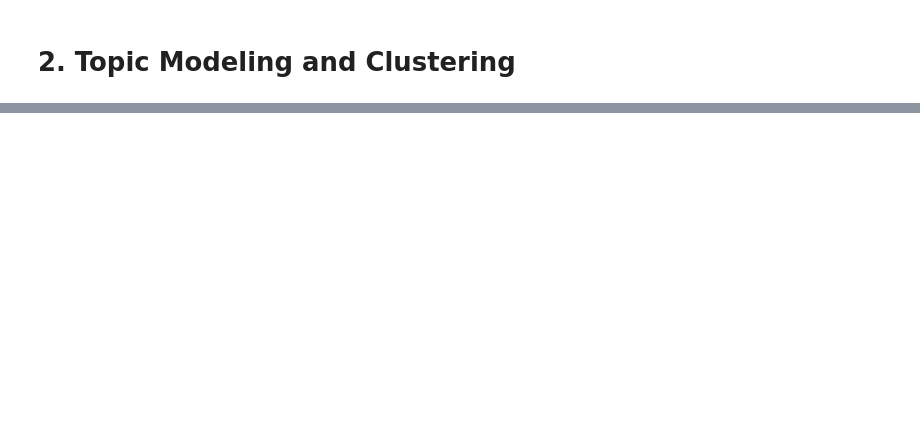
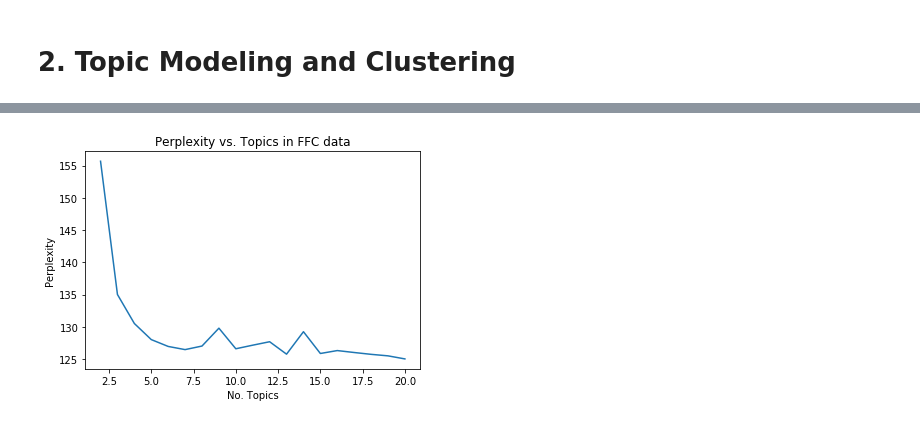
Before and after one commit to ofrik/NLP-HW2, a Jupyter notebook: Untitled.ipynb, the cells around one changed output, grey strips where cells are left out. Saved outputs shown, nothing was run; the diff lists cells and outputs as text; code cells hidden in the pictures; blank space fills up the shorter version.

```diff
--- a/Untitled.ipynb
+++ b/Untitled.ipynb
@@ -449,0 +596,2 @@ with zipfile.ZipFile('data/proc_17_108_unique_comments_text_dupe_count.csv.zip',
+# %%
+big_train, big_test = train_test_split(df_big["text_data_clean"],test_size=0.2)
@@ -449,0 +600,23 @@ with zipfile.ZipFile('data/proc_17_108_unique_comments_text_dupe_count.csv.zip',
+# %%
+def get_topics(model, feature_names, no_top_words):
+    topics = {}
+    for topic_idx, topic in enumerate(model.components_):
+        topics[topic_idx] = [feature_names[i] for i in topic.argsort()[:-no_top_words - 1:-1]]
+    return topics
+# %%
+def make_models(min_topics,max_topics,no_features,train_data,test_data):
+    tf = None
+    tf_vectorizer = None
+    perplexities = {}
+    topics = {}
+    models = {}
+    for i in range(min_topics,max_topics):
+        print "preparing model with %s topics"%i
+        model1,feature_names1,tf,tf_vectorizer = topic_model(train_data,no_features,i,tf,tf_vectorizer)
+        perplexity = model1.perplexity(tf_vectorizer.transform(test_data))
+        perplexities[i]=perplexity
+        topics[i] = get_topics(model1,feature_names1,15)
+        models[i] = model1
+    return perplexities,topics,models,feature_names1
+# %%
+perplexities,topics,models,feature_names = make_models(2,21,500,big_train,big_test)
@@ -449,0 +665,8 @@ with zipfile.ZipFile('data/proc_17_108_unique_comments_text_dupe_count.csv.zip',
+# %%
+plt.plot(perplexities.keys(),perplexities.values())
+plt.title("Perplexity vs. Topics in FFC data")
+plt.ylabel("Perplexity")
+plt.xlabel("No. Topics")
+plt.show()
+# %% [output]
+[figure, added]
```
Also changed, not shown: parts of 66 cells of this notebook.
